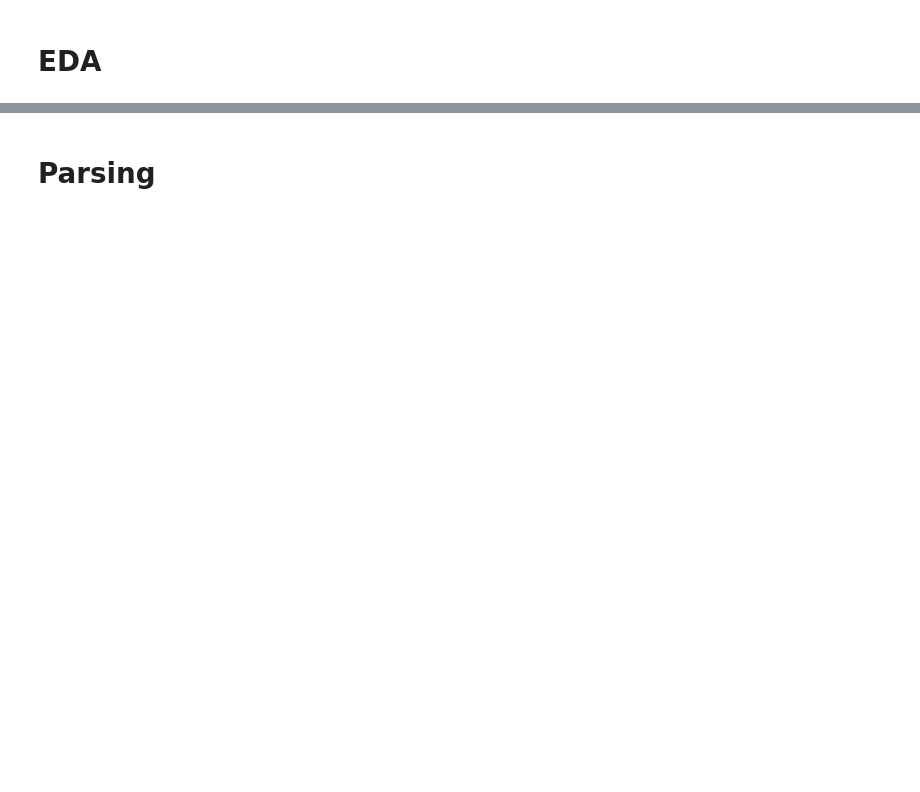
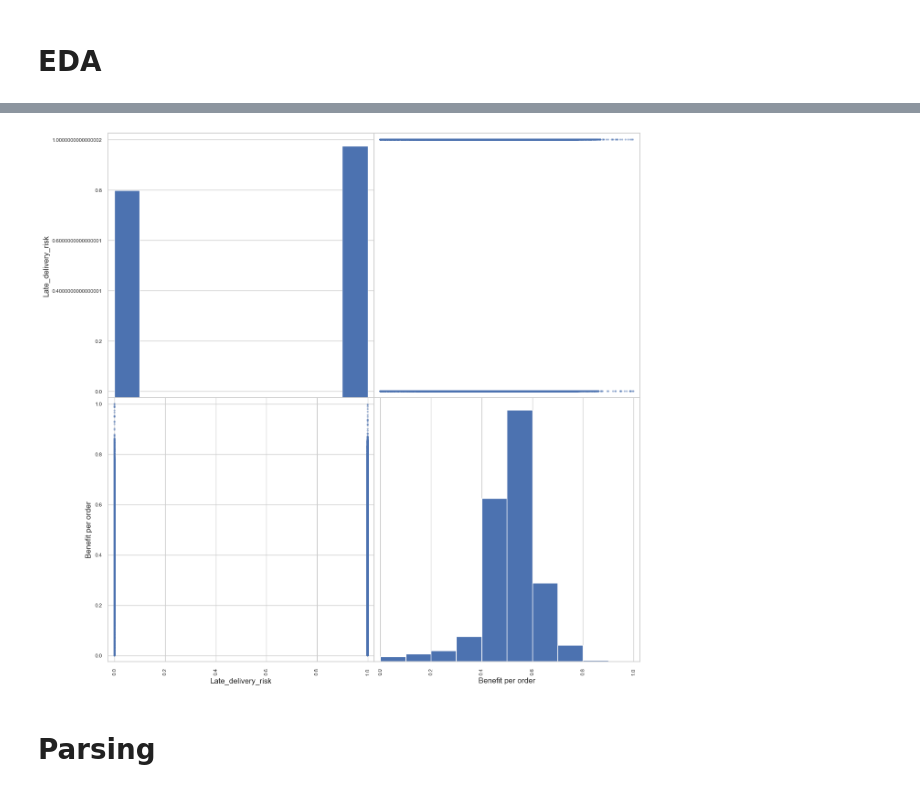
Before and after one commit to jp3tty/Supplier_Analysis, a Jupyter notebook: notebooks/eda_notebook.ipynb, the cells around one changed output, grey strips where cells are left out. Saved outputs shown, nothing was run; the diff lists cells and outputs as text; code cells hidden in the pictures; blank space fills up the shorter version.

```diff
--- a/notebooks/eda_notebook.ipynb
+++ b/notebooks/eda_notebook.ipynb
@@ -17,9 +17,9 @@ pd.set_option('display.max_columns', None)
 pd.set_option('display.max_rows', 100)
 pd.set_option('display.width', 1000)
 # %%
-dataset = pd.read_csv('../data/DataCoSupplyChainDataset.csv', encoding="latin1")
-description = pd.read_csv('../data/DescriptionDataCoSupplyChain.csv', encoding="latin1")
-access_logs = pd.read_csv('../data/tokenized_access_logs.csv')
+dataset = pd.read_csv('../data/input/DataCoSupplyChainDataset.csv', encoding="latin1")
+description = pd.read_csv('../data/input/DescriptionDataCoSupplyChain.csv', encoding="latin1")
+access_logs = pd.read_csv('../data/input/tokenized_access_logs.csv')
 # %%
 dataset.head()
 # %% [output]
@@ -145,3 +214,12 @@ quant_count("Order Item Profit Ratio", "Order Item Profit Ratio Distribution")
+# %%
+attributes = ['Late_delivery_risk', 'Benefit per order']
+# %%
+from pandas.plotting import scatter_matrix
+
+scatter_matrix(dataset[attributes], figsize = (15, 15))
+plt.show()
+# %% [output]
+[figure, added]
 # %% [markdown]
 # Parsing
 # %%
```
Also changed, not shown: parts of 15 cells of this notebook.
